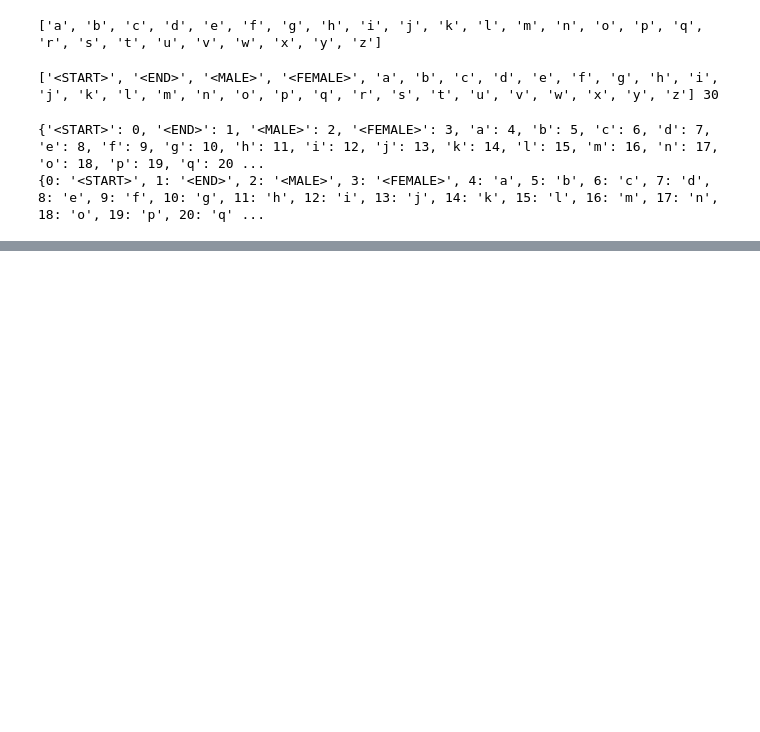
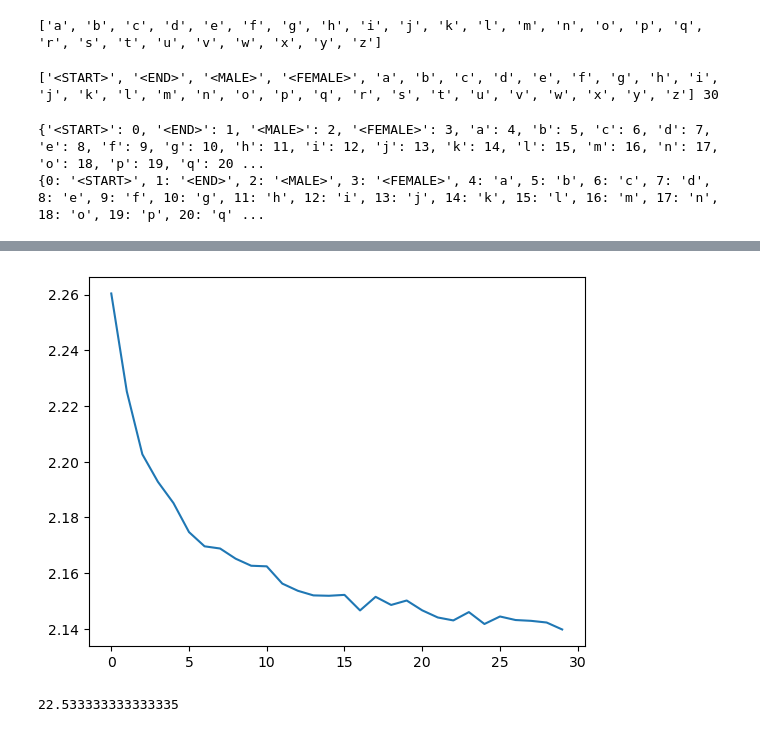
Before and after one commit to rayedbw/babynames, a Jupyter notebook: main.ipynb, the cells around one changed output, grey strips where cells are left out. Saved outputs shown, nothing was run; the diff lists cells and outputs as text; code cells hidden in the pictures; blank space fills up the shorter version.

```diff
--- a/main.ipynb
+++ b/main.ipynb
@@ -75,0 +113,44 @@ y = torch.tensor(y)
+# %%
+from statistics import fmean
+
+def fit(model, epochs, loss_func, optimizer, train_dl, valid_dl):
+    global_losses = []
+    device = torch.device('cuda') if torch.cuda.is_available() else 'cpu'
+    for epoch in range(epochs):
+        losses = []
+        model.train()
+        for step, data in enumerate(train_dl, 1):
+            X, y = data
+            X = X.to(device)
+            y = y.to(device)
+            y_pred = model(X)
+            loss = loss_func(y_pred, y)
+            loss.backward()
+            optimizer.step()
+            optimizer.zero_grad()
+            losses.append(loss.item())
+            # if step % 500 == 0:
+            #     print(f'Epoch={epoch + 1} Step={step} Training Loss={fmean(losses):.3f}')
+            #     losses = []
+
+        valid_losses = []
+        model.eval()
+        for step, data in enumerate(valid_dl, 1):
+            X, y = data
+            X = X.to(device)
+            y = y.to(device)
+            with torch.no_grad():
+                loss = loss_func(model(X), y)
+            valid_losses.append(loss.item())
+        print(f'Epoch={epoch + 1} Average Validation Loss={fmean(valid_losses):.3f}')
+        global_losses.append(fmean(valid_losses))
+    plt.plot(global_losses)
+# %%
+device = torch.device('cuda') if torch.cuda.is_available() else 'cpu'
+model = MLP(hidden_dim=32)
+model = model.to(device)  # Send model to GPU before initializing the optimizer
+loss_func = F.cross_entropy
+optimizer = torch.optim.Adam(model.parameters())
+# %%
+fit(model, 30, loss_func, optimizer, train_dl, valid_dl)
+# %% [output]
@@ -75,0 +174,18 @@ y = torch.tensor(y)
+[figure, added]
+# %%
+from statistics import fmean
+
+results = []
+model.eval()
+for X, y in test_dl:
+    X = X.to(device)
+    y = y.to(device)
+    with torch.no_grad():
+        y_pred = model(X)
+    probs = F.softmax(y_pred, dim=1)
+    _, preds = torch.max(probs, dim=1)
+    results.append((preds == y).sum().item())
+
+fmean(results)
+# %% [output]
+22.533333333333335
```
Also changed, not shown: parts of 10 cells of this notebook.
